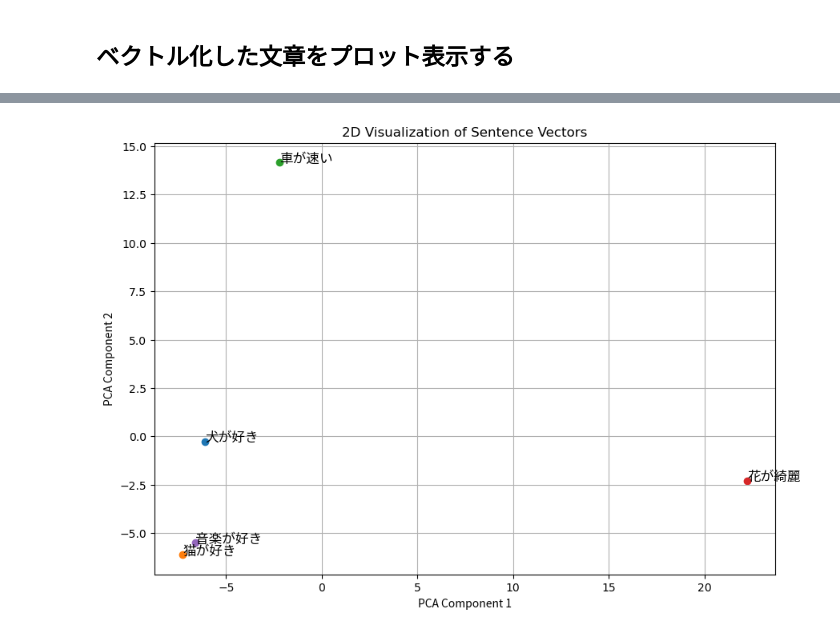
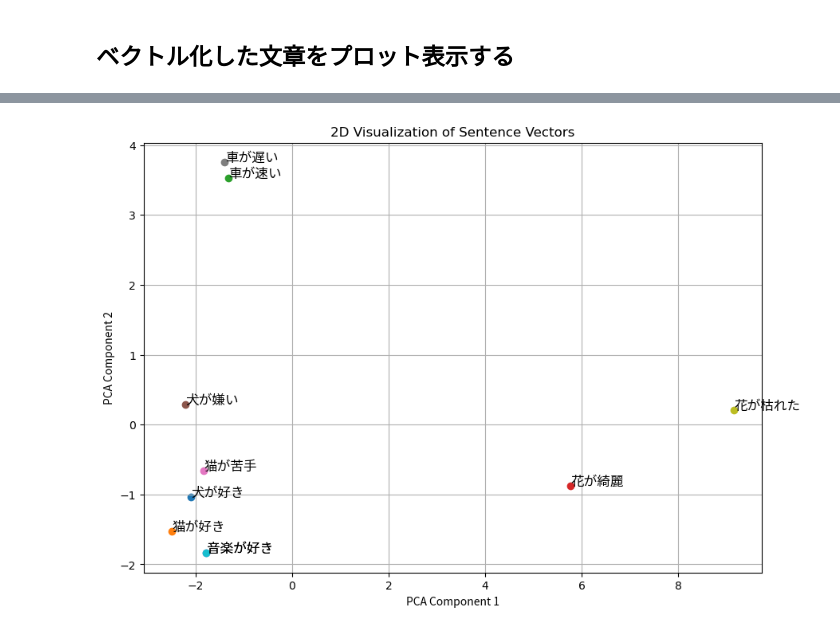
Before and after one commit to KazusaNakagawa/docker-jupyter-learn, a Jupyter notebook: ds_python/vector.ipynb, the cells around one changed output, grey strips where cells are left out. Drawn from its saved outputs; the diff is of its cells as text; code cells hidden in the pictures.

```diff
--- a/ds_python/vector.ipynb
+++ b/ds_python/vector.ipynb
@@ -14,7 +14,7 @@ font_prop = fm.FontProperties(fname=font_path)
 # %%
 # 使用するモデルとトークナイザーの設定
 # モデルにより、ベクトル結果は違う
-# model_name = 'bert-base-multilingual-cased'
-model_name = 'bert-large-cased-whole-word-masking'
+model_name = 'bert-base-multilingual-cased'
+# model_name = 'bert-large-cased-whole-word-masking'
 tokenizer = BertTokenizer.from_pretrained(model_name)
 model = BertModel.from_pretrained(model_name)
@@ -21,6 +39,9 @@ model = BertModel.from_pretrained(model_name)
 # %%
 # ベクトル化したい文章
-sentences = ["犬が好き", "猫が好き", "車が速い", "花が綺麗", "音楽が好き"]
+sentences = [
+    "犬が好き", "猫が好き", "車が速い", "花が綺麗", "音楽が好き",
+    "犬が嫌い", "猫が苦手", "車が遅い", "花が枯れた", "音楽が好き",
+]
 
 # 文章をベクトル化
 vectors = []
@@ -38,27 +78,14 @@ reduced_vectors = pca.fit_transform(vectors)
 # %%
-# 文章をベクトル化
-vectors = []
-for sentence in sentences:
-    inputs = tokenizer(sentence, return_tensors='pt')
-    with torch.no_grad():
-        outputs = model(**inputs)
-    vector = outputs.last_hidden_state[0][0].numpy()
-    vectors.append(vector)
-
-# ベクトルをPCAで2次元に次元削減
-pca = PCA(n_components=2)
-reduced_vectors = pca.fit_transform(vectors)
-
 # プロットの作成
 plt.figure(figsize=(10, 7))
 for i, sentence in enumerate(sentences):
     plt.scatter(reduced_vectors[i, 0], reduced_vectors[i, 1])
     plt.text(reduced_vectors[i, 0] + 0.01, reduced_vectors[i, 1] + 0.01, sentence, fontsize=12, fontproperties=font_prop)
 
 plt.title("2D Visualization of Sentence Vectors")
 plt.xlabel("PCA Component 1", fontproperties=font_prop)
 plt.ylabel("PCA Component 2", fontproperties=font_prop)
 plt.grid(True)
 plt.show()
 # %% [output]
-[figure, old version]
+[figure, new version]
```
Also changed, not shown: parts of 4 cells of this notebook.
